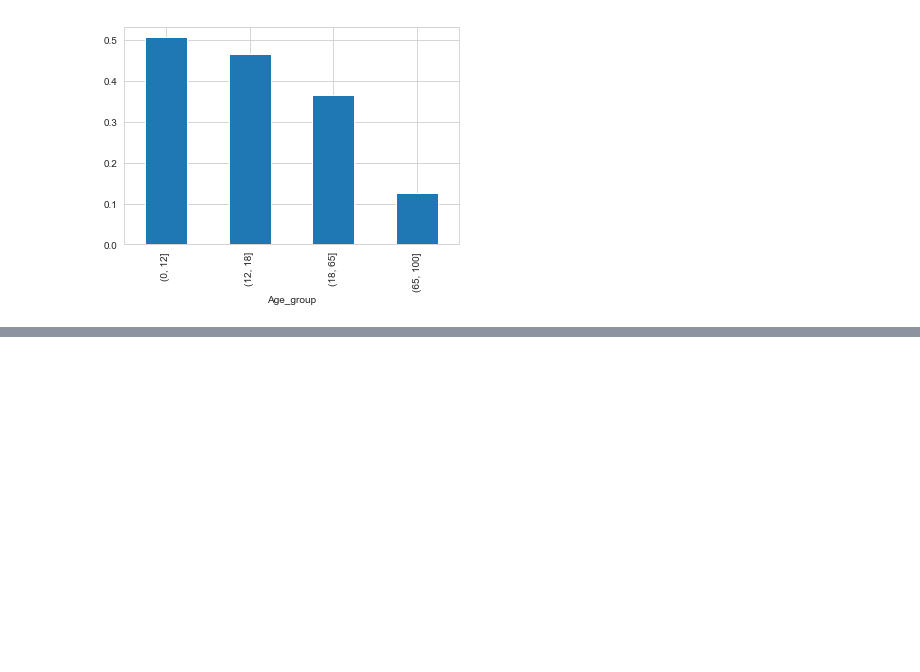
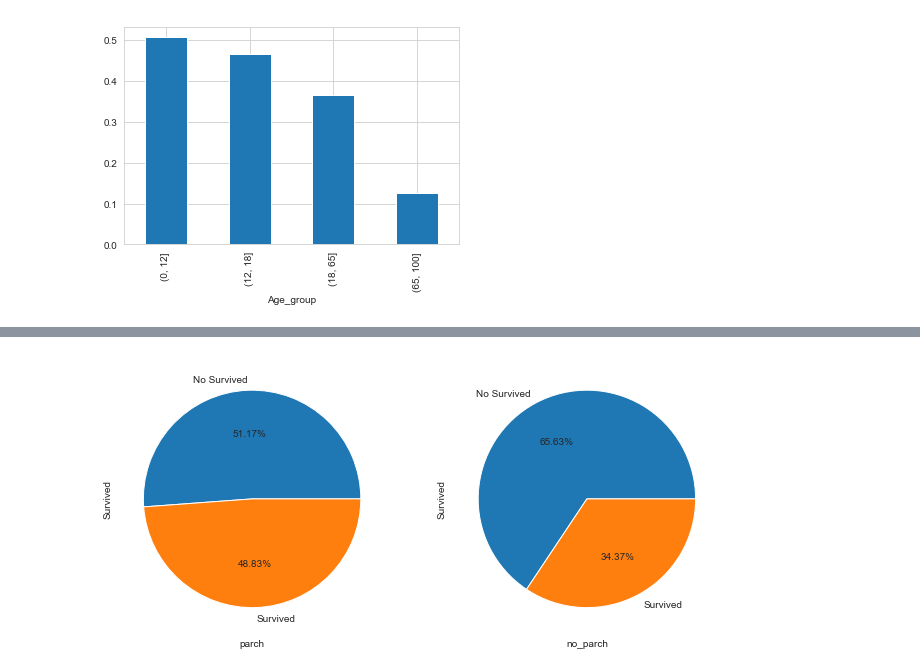
Before and after one commit to QQYES/kaggle_titanic, a Jupyter notebook: titanic_advanced.ipynb, the cells around one changed output, grey strips where cells are left out. Drawn from its saved outputs; the diff is of its cells as text; code cells hidden in the pictures; blank space fills up the shorter version.

```diff
--- a/titanic_advanced.ipynb
+++ b/titanic_advanced.ipynb
@@ -237,0 +291,16 @@ by_age.plot(kind = 'bar')
+# %%
+parch_df = train_data[train_data['Parch'] != 0]
+no_parch_df = train_data[train_data['Parch'] == 0]
+
+plt.figure(figsize=(11,5))
+plt.subplot(1,2,1)
+parch_df['Survived'].value_counts().plot.pie(labels=['No Survived', 'Survived'], autopct= '%1.2f%%')
+plt.xlabel('parch')
+
+plt.subplot(1,2,2)
+no_parch_df['Survived'].value_counts().plot.pie(labels=['No Survived', 'Survived'], autopct = '%1.2f%%')
+plt.xlabel('no_parch')
+
+plt.show()
+# %% [output]
+[figure, added]
```
Also changed, not shown: parts of 7 cells of this notebook.
